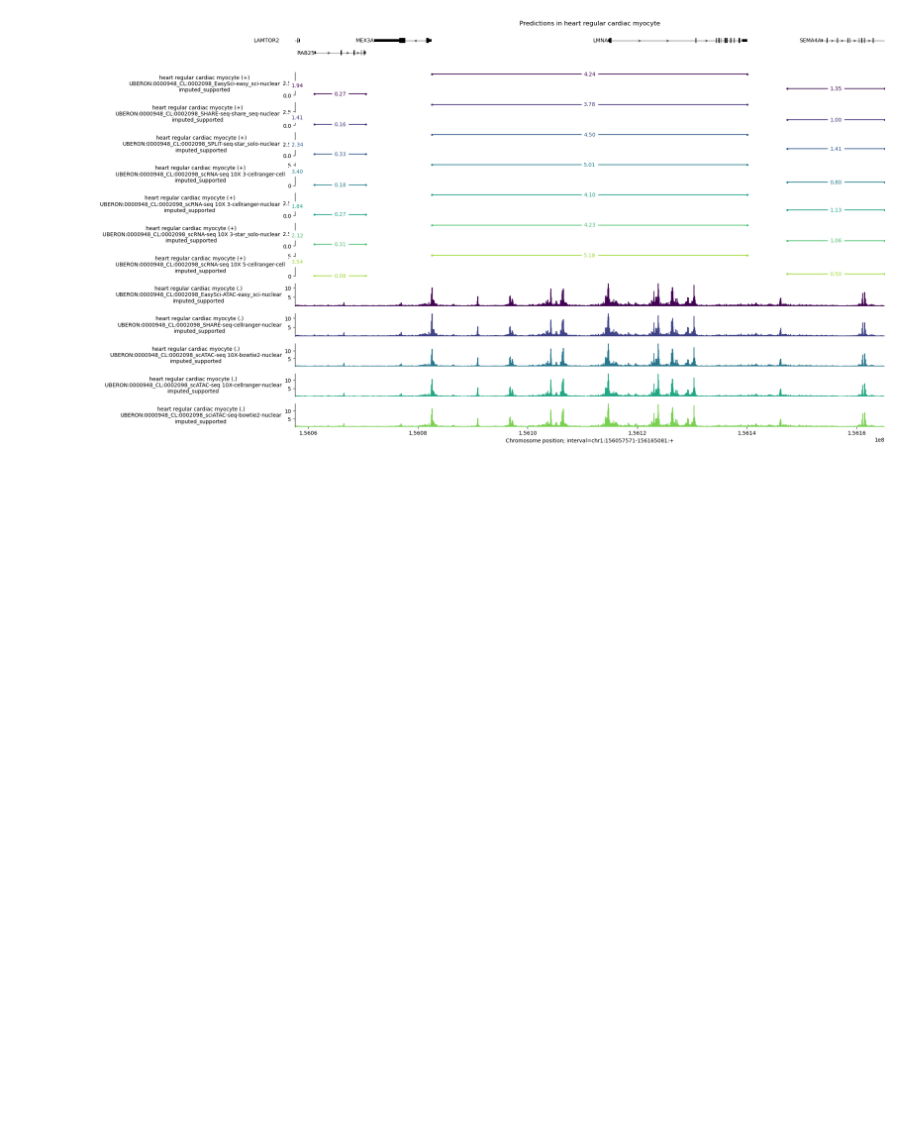
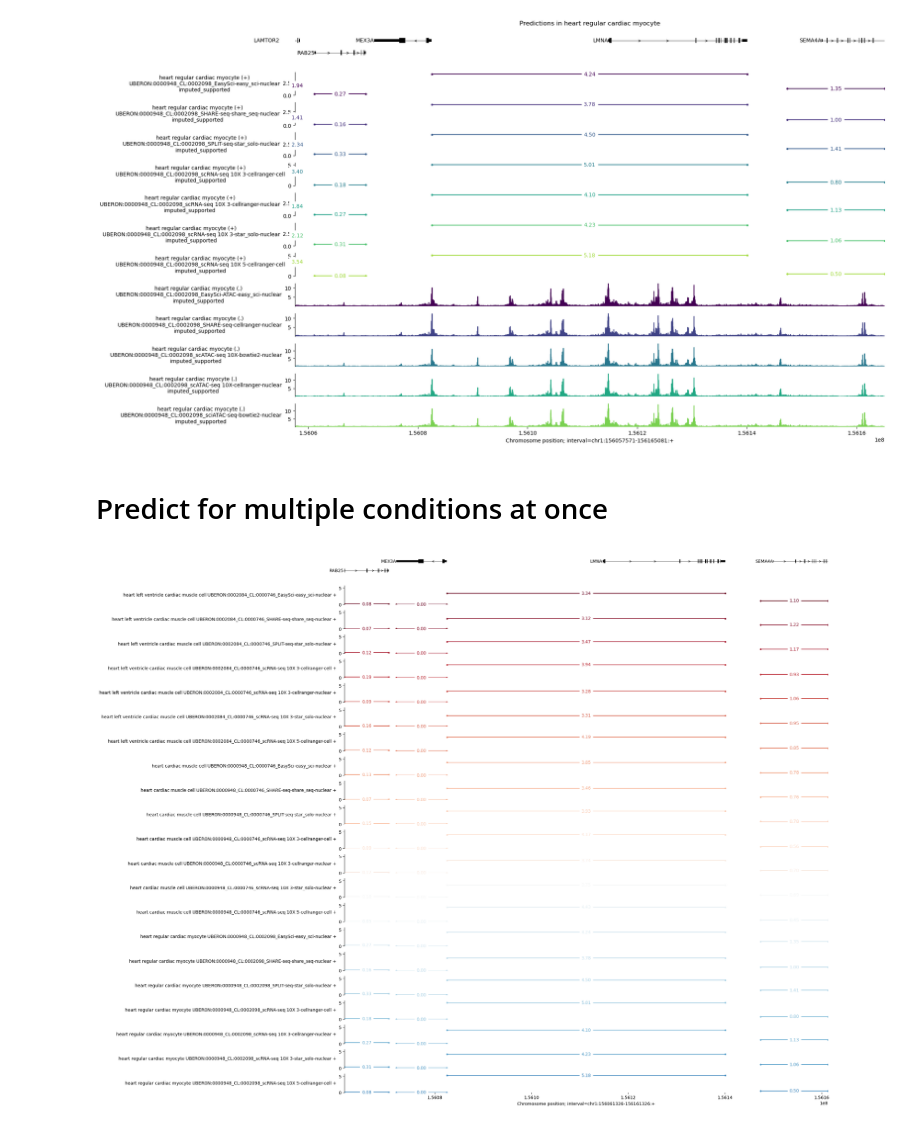
Before and after one commit to cralbers/variant-effects-ag2, a Jupyter notebook: alphagenome2.ipynb, the cells around one changed output. Saved outputs shown, nothing was run; the diff lists cells and outputs as text; code cells hidden in the pictures; blank space fills up the shorter version.

```diff
--- a/alphagenome2.ipynb
+++ b/alphagenome2.ipynb
@@ -403,3 +421,5 @@ plot_components.plot(
 plt.show()
 # %% [output]
 [figure]
+# %% [markdown]
+# Predict for multiple conditions at once
@@ -405,0 +433,42 @@ plt.show()
+# %%
+output = [
+    dna_model.predict_interval(
+        interval=interval,
+        requested_outputs={
+            dna_client.OutputType.SC_GENE_EXPRESSION,
+        },
+        condition=condition,
+    )
+    for condition in conditions
+]
+# %%
+# Concatenate predictions for the two queried ontologies
+gex_pred = gene_expression_data.concat(
+    [out.sc_gene_expression for out in output]
+)
+
+# Select only protein-coding genes and observed, negative strand tracks.
+gex_pred = (
+    gex_pred.filter_to_protein_coding()
+    .filter_to_positive_strand()
+)
+
+# Extract the longest transcripts per gene for this interval.
+longest_transcripts = longest_transcript_extractor.extract(interval)
+# %%
+plot_components.plot(
+    [
+        plot_components.TranscriptAnnotation(longest_transcripts),
+        plot_components.GeneExpression(
+            gdata=gex_pred,
+            ylabel_template='{biosample_name} {name} {strand}',
+            cmap='RdBu',
+            log_scale=True,
+            shared_y_scale=True,
+        ),
+    ],
+    interval=interval.resize(100_000),
+)
+plt.show()
+# %% [output]
+[figure, added]
```
Also changed, not shown: parts of 13 cells of this notebook.
